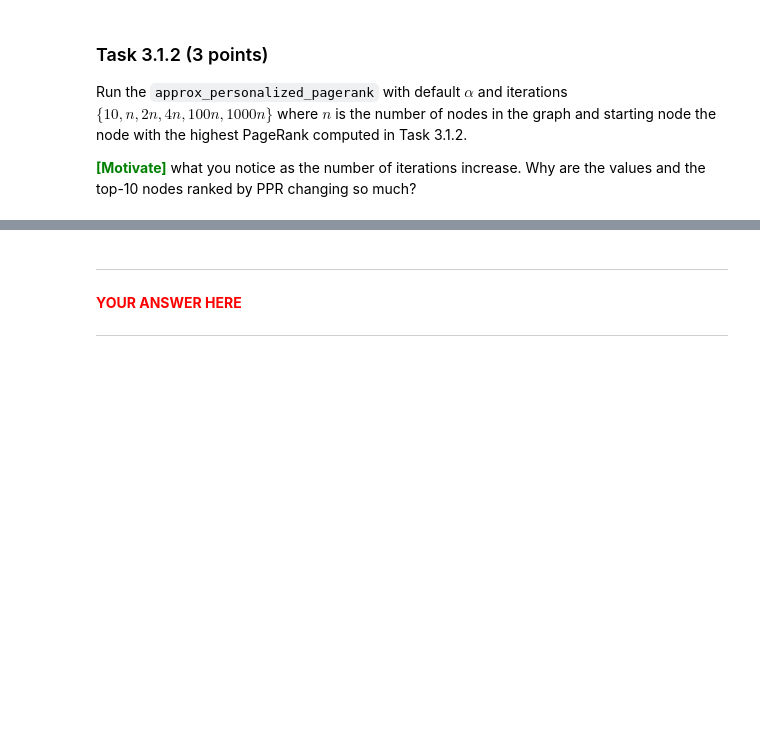
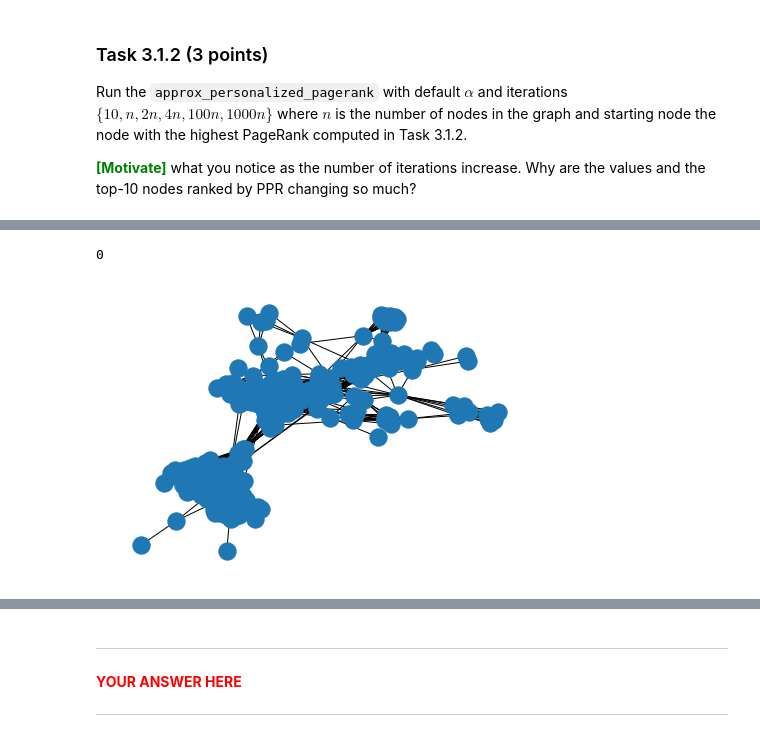
Before and after one commit to BjarkiKassOlsen/DM-Hand-In, a Jupyter notebook: handins/handin2.ipynb, the cells around one changed output, grey strips where cells are left out. Drawn from its saved outputs; the diff is of its cells as text; code cells hidden in the pictures; blank space fills up the shorter version.

```diff
--- a/handins/handin2.ipynb
+++ b/handins/handin2.ipynb
@@ -852,0 +859,14 @@ print(f'top-10 r={r_sorted[:10]}\n top-10 values={r_values[:10]}\n')
+# %%
+import random as rd
+
+G
+nx.draw(G, with_labels=False, )
+alpha = 0.85
+iterations = 1000
+node = starting_node
+
+ppr = np.zeros(G.number_of_nodes())
+node
+# %% [output]
+0
+[figure, added]
```
Also changed, not shown: parts of 8 cells of this notebook.
